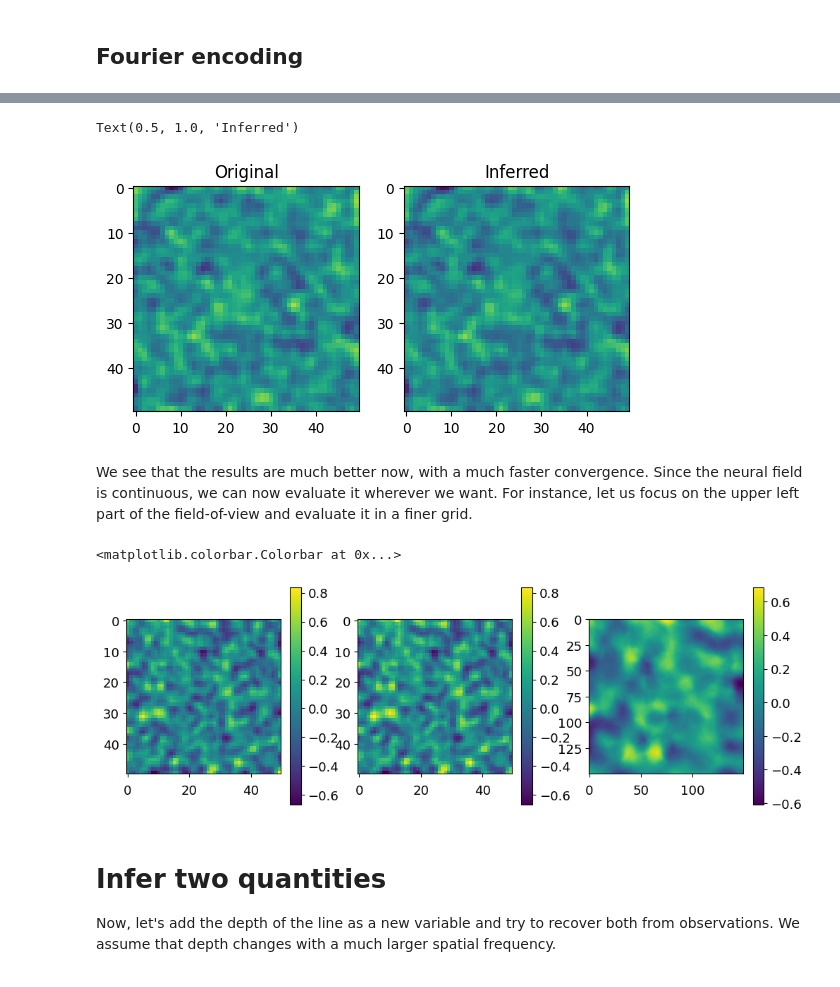
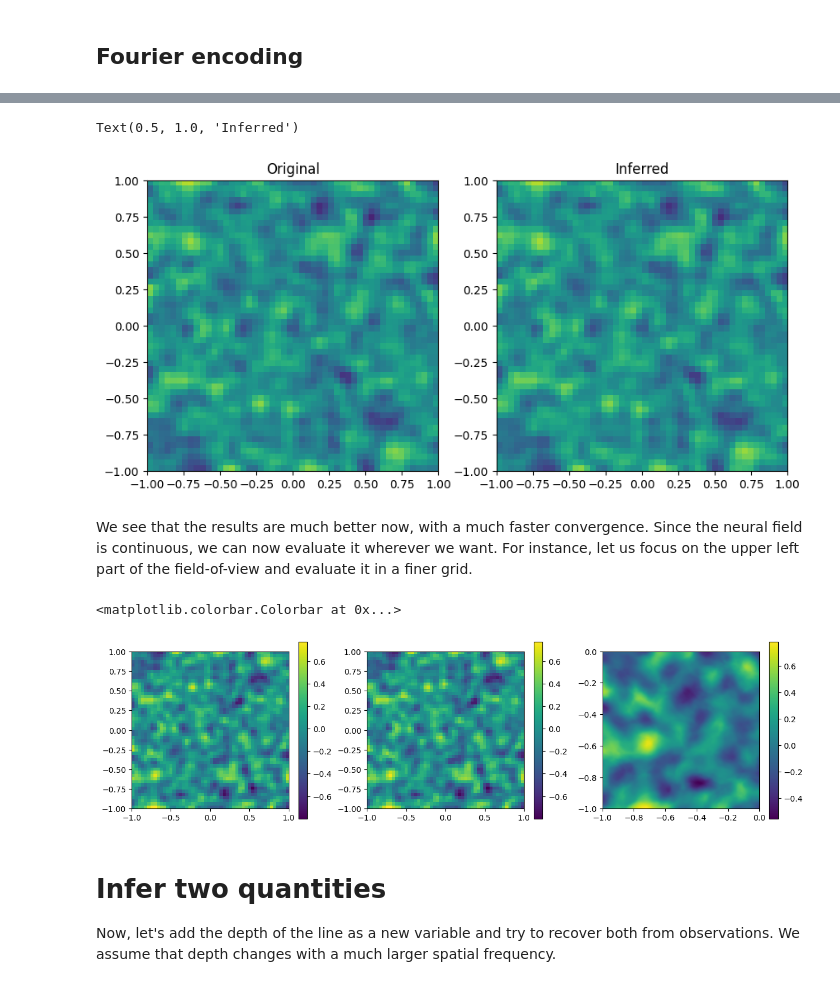
Before and after one commit to aasensio/solar_mhd_24, a Jupyter notebook: neural_field.ipynb, the cells around one changed output, grey strips where cells are left out. Cells and saved outputs as stored; diff of their text form; code cells hidden in the pictures.

```diff
--- a/neural_field.ipynb
+++ b/neural_field.ipynb
@@ -433,14 +441,14 @@ with torch.no_grad():
     xy_encoded = encoding(xy)
     velocity_final = model(xy_encoded).squeeze().reshape((nx, ny)).cpu().numpy()
 # %%
-fig, ax = pl.subplots(nrows=1, ncols=2)
-ax[0].imshow(v, vmin = -1, vmax = 1)
+fig, ax = pl.subplots(nrows=1, ncols=2, figsize=(10,5))
+ax[0].imshow(v, vmin = -1, vmax = 1, extent=[-1,1,-1,1])
 ax[0].set_title("Original")
-ax[1].imshow(velocity_final, vmin = -1, vmax = 1)
+ax[1].imshow(velocity_final, vmin = -1, vmax = 1, extent=[-1,1,-1,1])
 ax[1].set_title("Inferred")
 # %% [output]
 Text(0.5, 1.0, 'Inferred')
-[figure, old version]
+[figure, new version]
 # %% [markdown]
 We see that the results are much better now, with a much faster convergence. Since the neural field is continuous, we can now evaluate it wherever we want. For instance, let us focus on the upper left part of the field-of-view and evaluate it in a finer grid.
 # %%
@@ -458,16 +466,16 @@ with torch.no_grad():
     xy_encoded = encoding(xy)
     velocity_final_zoom = model(xy_encoded).squeeze().reshape((nx_zoom, ny_zoom)).cpu().numpy()
 # %%
-fig, ax = pl.subplots(nrows=1, ncols=3, figsize=(12,4))
-im = ax[0].imshow(v)
+fig, ax = pl.subplots(nrows=1, ncols=3, figsize=(15,4))
+im = ax[0].imshow(v, extent=[-1,1,-1,1], origin='lower')
 pl.colorbar(im, ax=ax[0])
-ax[1].imshow(velocity_final)
+ax[1].imshow(velocity_final, extent=[-1,1,-1,1], origin='lower')
 im = pl.colorbar(im, ax=ax[1])
-im = ax[2].imshow(velocity_final_zoom)
+im = ax[2].imshow(velocity_final_zoom, extent=[-1,0,-1,0], origin='lower')
 pl.colorbar(im, ax=ax[2])
 # %% [output]
 <matplotlib.colorbar.Colorbar at 0x...>
-[figure, old version]
+[figure, new version]
 # %% [markdown]
 # Infer two quantities
 Now, let's add the depth of the line as a new variable and try to recover both from observations. We assume that depth changes with a much larger spatial frequency.
```
Also changed, not shown: parts of 10 cells of this notebook, 1 other file.
